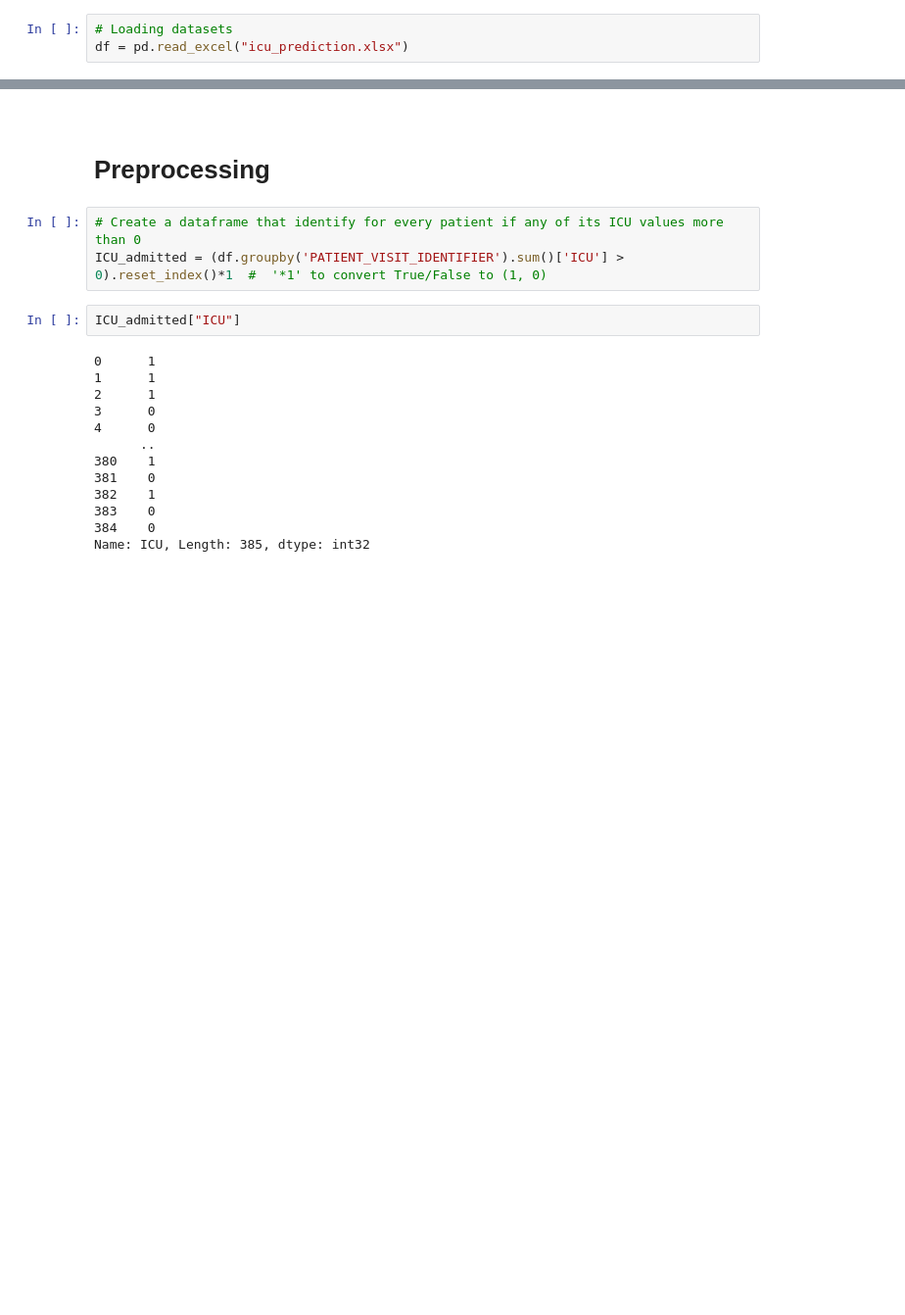
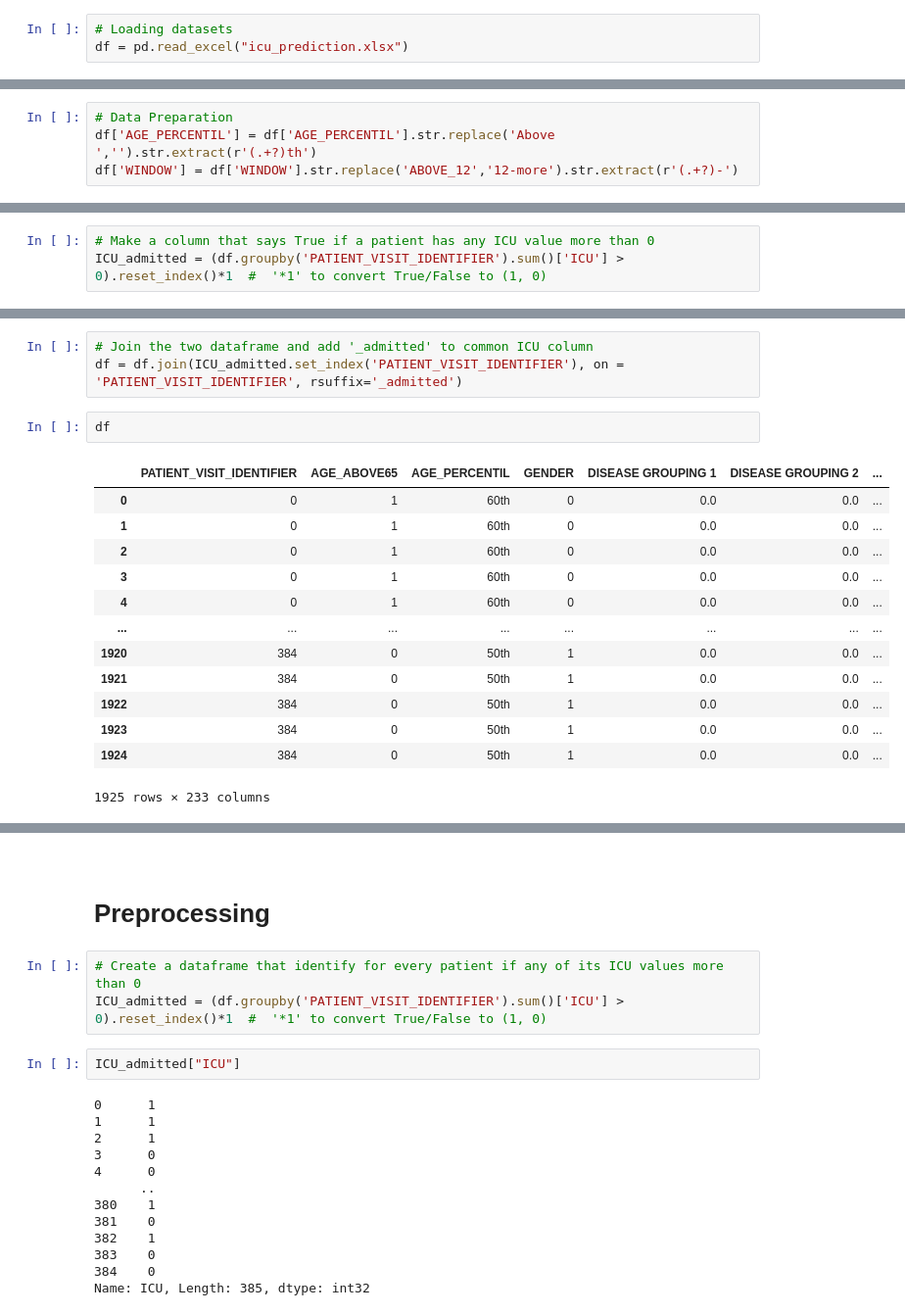
Before and after one commit to MetisPrometheus/Data-Master-23V, a Jupyter notebook: baseline_model.ipynb, the cells around one changed output, grey strips where cells are left out. Shown: that part at 98% size. Drawn from its saved outputs; the diff is of its cells as text; blank space fills up the shorter version.

```diff
--- a/baseline_model.ipynb
+++ b/baseline_model.ipynb
@@ -12,0 +40,4 @@ df = pd.read_excel("icu_prediction.xlsx")
+# %%
+# Data Preparation
+df['AGE_PERCENTIL'] = df['AGE_PERCENTIL'].str.replace('Above ','').str.extract(r'(.+?)th')
+df['WINDOW'] = df['WINDOW'].str.replace('ABOVE_12','12-more').str.extract(r'(.+?)-')
@@ -12,0 +98,3 @@ df = pd.read_excel("icu_prediction.xlsx")
+# %%
+# Make a column that says True if a patient has any ICU value more than 0
+ICU_admitted = (df.groupby('PATIENT_VISIT_IDENTIFIER').sum()['ICU'] > 0).reset_index()*1  #  '*1' to convert True/False to (1, 0)
@@ -12,0 +117,19 @@ df = pd.read_excel("icu_prediction.xlsx")
+# %%
+# Join the two dataframe and add '_admitted' to common ICU column
+df = df.join(ICU_admitted.set_index('PATIENT_VISIT_IDENTIFIER'), on = 'PATIENT_VISIT_IDENTIFIER', rsuffix='_admitted')
+# %%
+df
+# %% [output]
+|  | PATIENT_VISIT_IDENTIFIER | AGE_ABOVE65 | AGE_PERCENTIL | GENDER | DISEASE GROUPING 1 | DISEASE GROUPING 2 | ... |
+| 0 | 0 | 1 | 60th | 0 | 0.0 | 0.0 | ... |
+| 1 | 0 | 1 | 60th | 0 | 0.0 | 0.0 | ... |
+| 2 | 0 | 1 | 60th | 0 | 0.0 | 0.0 | ... |
+| 3 | 0 | 1 | 60th | 0 | 0.0 | 0.0 | ... |
+| 4 | 0 | 1 | 60th | 0 | 0.0 | 0.0 | ... |
+| ... | ... | ... | ... | ... | ... | ... | ... |
+| 1920 | 384 | 0 | 50th | 1 | 0.0 | 0.0 | ... |
+| 1921 | 384 | 0 | 50th | 1 | 0.0 | 0.0 | ... |
+| 1922 | 384 | 0 | 50th | 1 | 0.0 | 0.0 | ... |
+| 1923 | 384 | 0 | 50th | 1 | 0.0 | 0.0 | ... |
+| 1924 | 384 | 0 | 50th | 1 | 0.0 | 0.0 | ... |
+1925 rows × 233 columns
```
Also changed, not shown: parts of 13 cells of this notebook.
